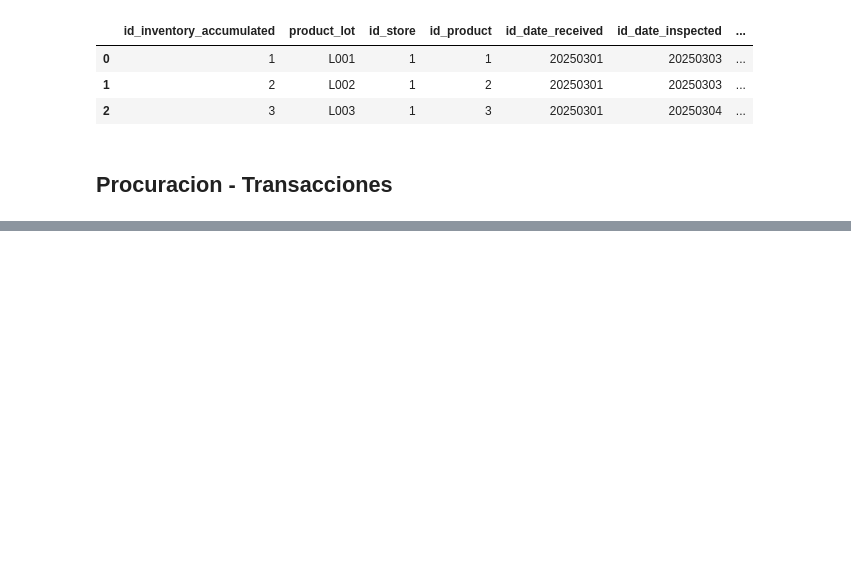
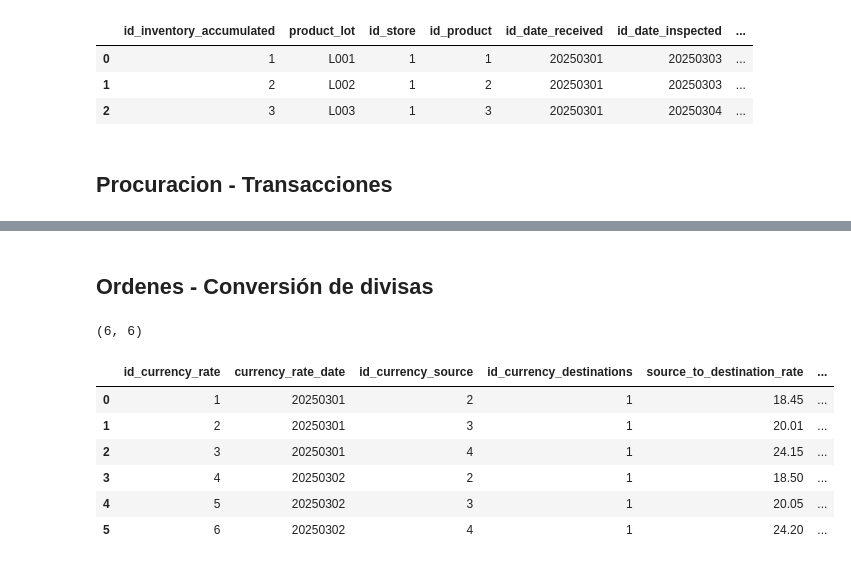
Before and after one commit to famenor/shorts, a Jupyter notebook: dimensional/02_create_facts.ipynb, the cells around one changed output, grey strips where cells are left out. Drawn from its saved outputs; the diff is of its cells as text; code cells hidden in the pictures; blank space fills up the shorter version.

```diff
--- a/dimensional/02_create_facts.ipynb
+++ b/dimensional/02_create_facts.ipynb
@@ -340,3 +340,24 @@ display(procurement_transactions.head(5))
 | 3 | 4 | 20250315 | 2 | 2 | 1 | L002 | ... |
 # %%
 procurement_transactions.to_csv('git/shorts/dimensional/data/fact_procurement_transactions.csv', index=False)
+# %% [markdown]
+## Ordenes - Conversión de divisas
+# %%
+currency_rates = pd.DataFrame({'id_currency_rate': np.arange(1, 7)})
+currency_rates['currency_rate_date'] = [20250301, 20250301, 20250301, 20250302, 20250302, 20250302]
+currency_rates['id_currency_source'] = [2, 3, 4, 2, 3, 4]
+currency_rates['id_currency_destinations'] = [1, 1, 1, 1, 1, 1]
+currency_rates['source_to_destination_rate'] = [18.45, 20.01, 24.15, 18.50, 20.05, 24.20]
+currency_rates['destination_to_source_rate'] = 1 / currency_rates['source_to_destination_rate']
+
+print(currency_rates.shape)
+display(currency_rates.head(10))
+# %% [output]
+(6, 6)
+|  | id_currency_rate | currency_rate_date | id_currency_source | id_currency_destinations | source_to_destination_rate | ... |
+| 0 | 1 | 20250301 | 2 | 1 | 18.45 | ... |
+| 1 | 2 | 20250301 | 3 | 1 | 20.01 | ... |
+| 2 | 3 | 20250301 | 4 | 1 | 24.15 | ... |
+| 3 | 4 | 20250302 | 2 | 1 | 18.50 | ... |
+| 4 | 5 | 20250302 | 3 | 1 | 20.05 | ... |
+| 5 | 6 | 20250302 | 4 | 1 | 24.20 | ... |
```
Also changed, not shown: parts of 1 cell of this notebook, 5 other files.
